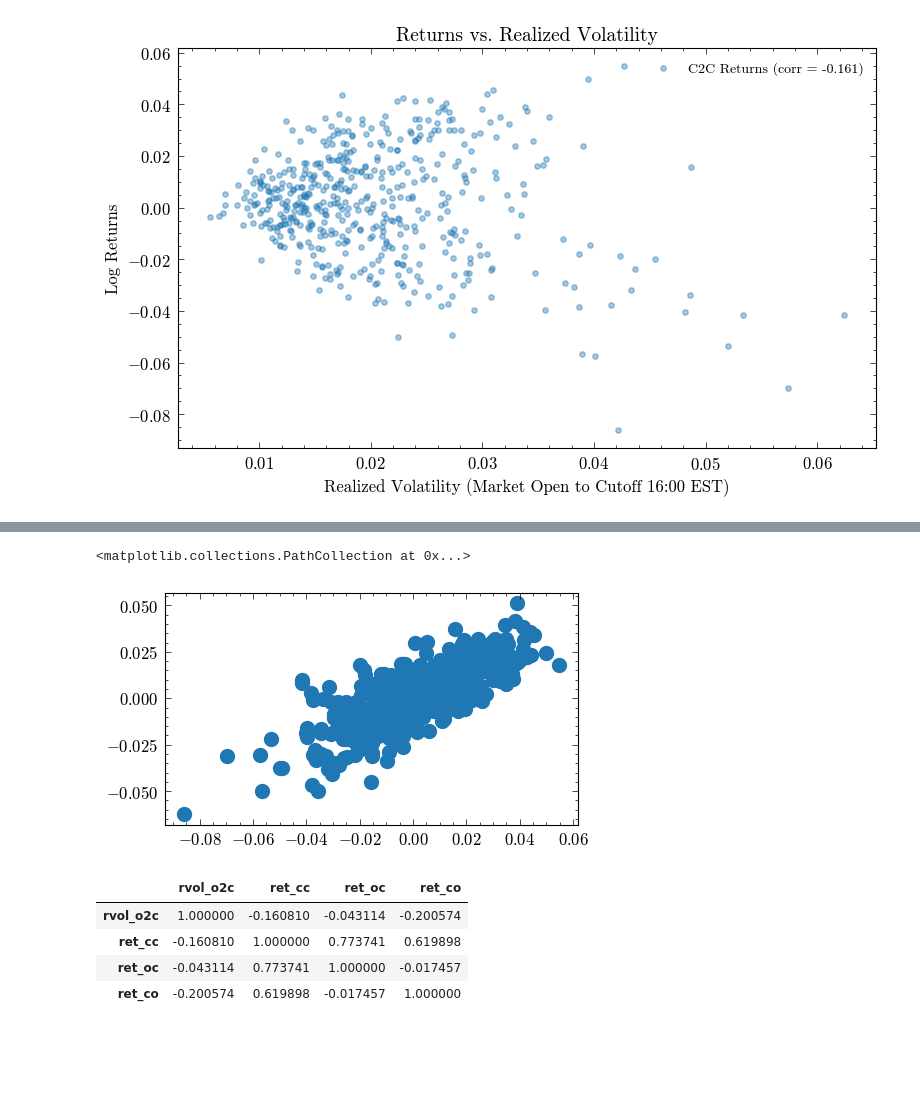
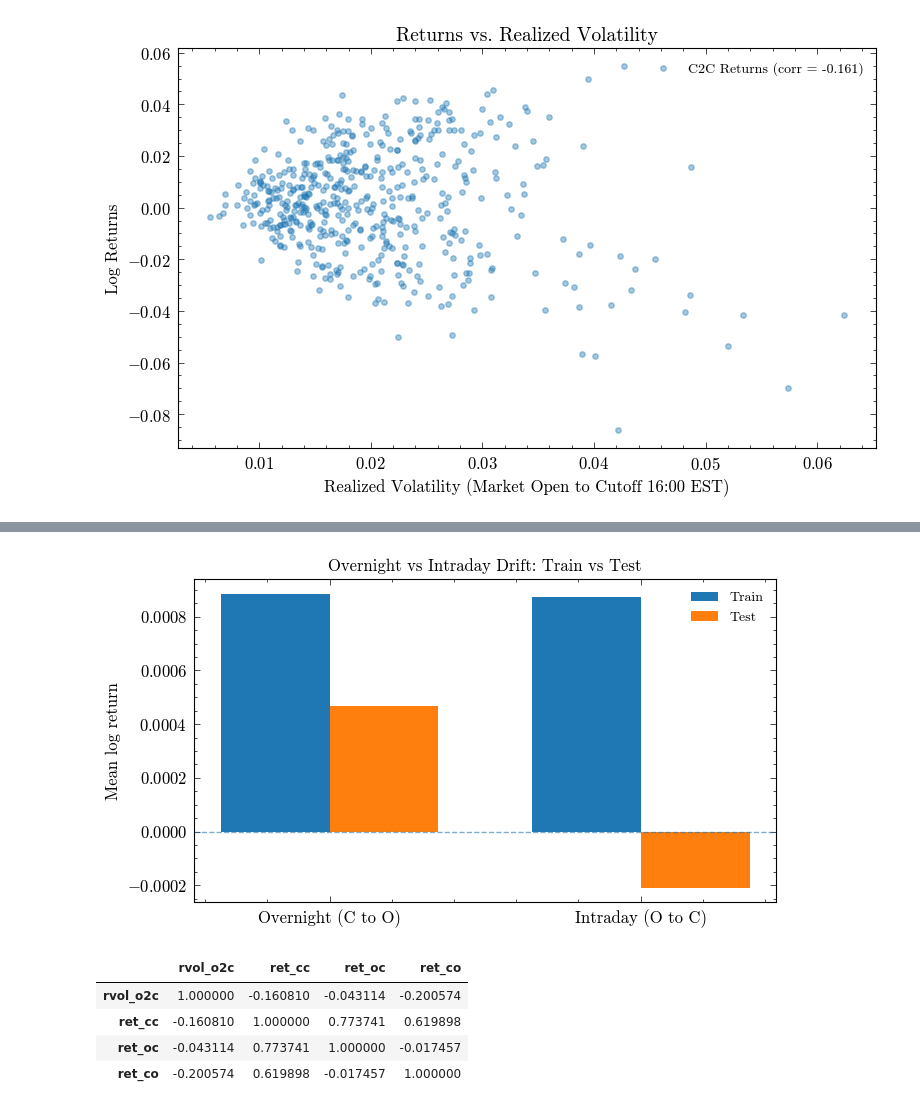
Before and after one commit to jackyeung99/proj_quant_trading, a Jupyter notebook: notebooks/experiment_tau_sensitivity.ipynb, the cells around one changed output, grey strips where cells are left out. Drawn from its saved outputs; the diff is of its cells as text; code cells hidden in the pictures; blank space fills up the shorter version.

```diff
--- a/notebooks/experiment_tau_sensitivity.ipynb
+++ b/notebooks/experiment_tau_sensitivity.ipynb
@@ -412,8 +445,35 @@ plt.show()
 # %%
-plt.scatter(Train['ret_cc'], Train['ret_oc'])
+train = Train.dropna(subset=["ret_co", "ret_oc"]).copy()
+test  = Test.dropna(subset=["ret_co", "ret_oc"]).copy()
+
+summary = pd.DataFrame({
+    "Train": {
+        "Overnight (C to O)": train["ret_co"].mean(),
+        "Intraday (O to C)":  train["ret_oc"].mean(),
+    },
+    "Test": {
+        "Overnight (C to O)": test["ret_co"].mean(),
+        "Intraday (O to C)":  test["ret_oc"].mean(),
+    },
+})
+
+x = np.arange(len(summary.index))
+width = 0.35
+
+plt.figure(figsize=(7,4))
+plt.bar(x - width/2, summary["Train"], width, label="Train")
+plt.bar(x + width/2, summary["Test"],  width, label="Test")
+
+plt.axhline(0, linestyle="--", linewidth=1, alpha=0.6)
+plt.xticks(x, summary.index)
+plt.ylabel("Mean log return")
+plt.title("Overnight vs Intraday Drift: Train vs Test")
+plt.legend(frameon=False)
+
+plt.tight_layout()
+plt.show()
 # %% [output]
-<matplotlib.collections.PathCollection at 0x...>
-[figure, old version]
+[figure, new version]
 # %%
 Train[['rvol_o2c', 'ret_cc', 'ret_oc', 'ret_co']].corr()
 # %% [output]
```
Also changed, not shown: parts of 23 cells of this notebook, 15 other files.
